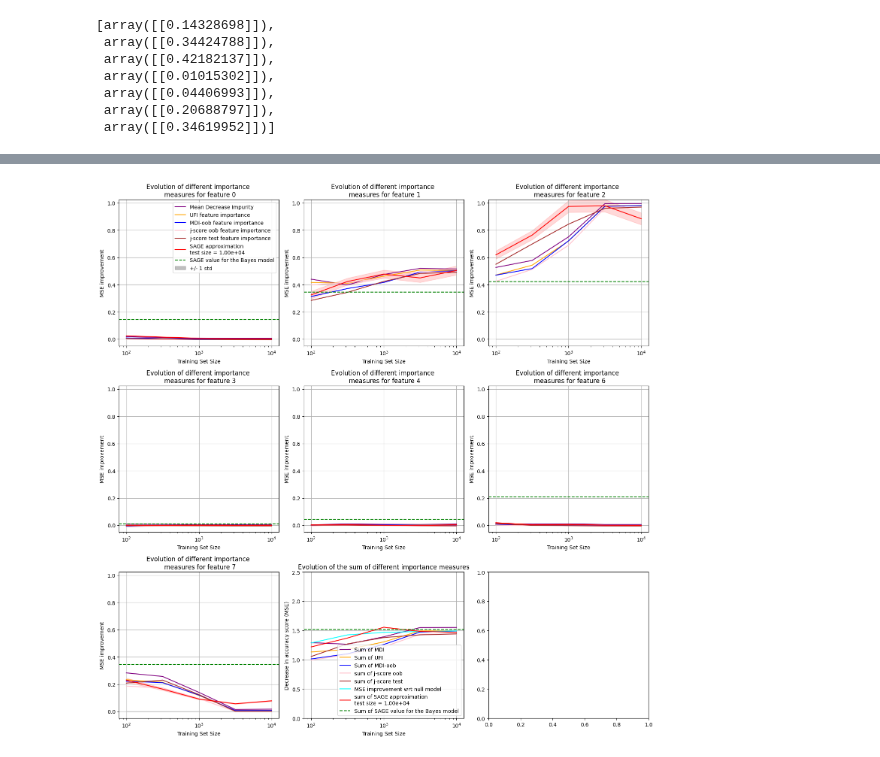
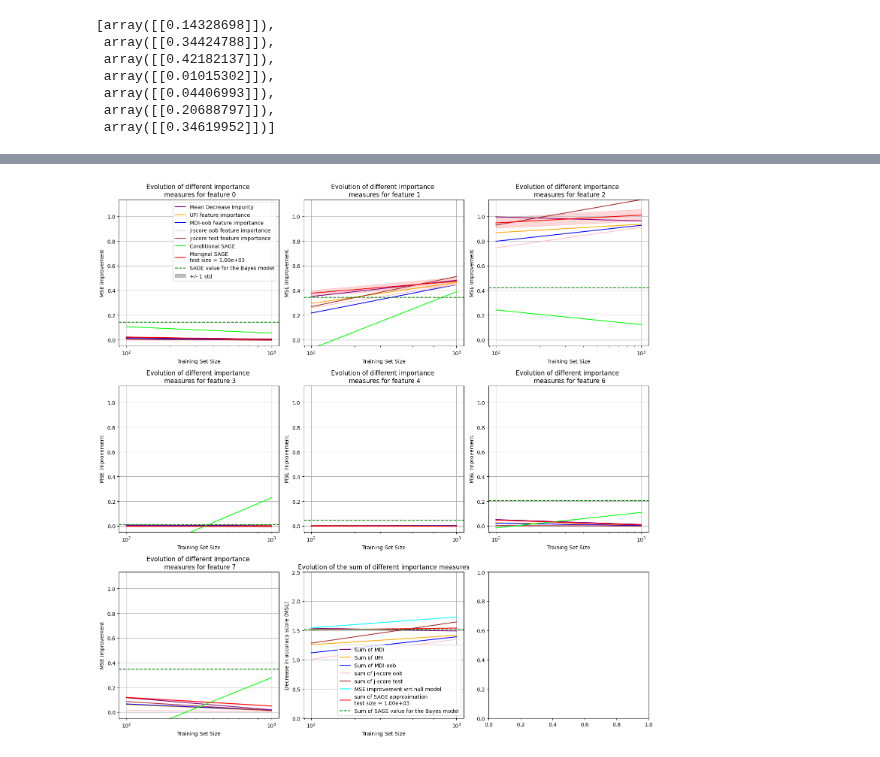
Before and after one commit to GaetandeCast/Internship, a Jupyter notebook: synth_datasets/gaussian_lm.ipynb, the cells around one changed output, grey strips where cells are left out. Drawn from its saved outputs; the diff is of its cells as text; code cells hidden in the pictures.

Commit message:
add conditional sampling for sage

```diff
--- a/synth_datasets/gaussian_lm.ipynb
+++ b/synth_datasets/gaussian_lm.ipynb
@@ -227,8 +330,7 @@ idx_features = [i for i in range(8) if i != idx_target]
 n_feature = len(idx_features)
 # %%
 # Training loop parameters
-train_sizes = np.logspace(2, 4, 5, dtype=int)
-n_folds = 5
+train_sizes = np.logspace(2, 3, 2, dtype=int)
 rng = np.random.RandomState(42)
 n_estimators = 100
 # %% [markdown]
@@ -239,6 +341,7 @@ ufi_res = np.zeros((len(train_sizes), n_feature))
 mdi_oob_res = np.zeros((len(train_sizes), n_feature))
 j_score_res = np.zeros((len(train_sizes), n_feature))
 j_score_test_res = np.zeros((len(train_sizes), n_feature))
+mc_sage_res = np.zeros((len(train_sizes), n_feature))
 sage_res = list()
 permut_res = list()
 mse_improvement = np.zeros(len(train_sizes))
@@ -265,16 +368,22 @@ for train_size_idx, train_size in enumerate(train_sizes):
     ).fit(X_train_sub, y_train_sub)
 
     mdi_res[train_size_idx, :] = reg._unnormalized_feature_importances
-    feature_importance_res = compute_rf_feature_importance(reg, X_train_sub, y_train_sub, "mse" , ["UFI", "MDI-oob", "j-score", "j-score_test"], X_test, y_test)
+    feature_importance_res = compute_rf_feature_importance(
+        reg,
+        X_train_sub,
+        y_train_sub,
+        "mse",
+        ["UFI", "MDI-oob", "j-score", "j-score_test"],
+        X_test,
+        y_test,
+    )
     ufi_res[train_size_idx, :] = feature_importance_res["UFI"]
     mdi_oob_res[train_size_idx, :] = feature_importance_res["MDI-oob"]
     j_score_res[train_size_idx, :] = feature_importance_res["j-score"]
     j_score_test_res[train_size_idx, :] = feature_importance_res["j-score_test"]
     imputer = MarginalImputer(reg, X_test[:500])
     estimator = PermutationEstimator(imputer, "mse", random_state=rng)
-    sage_res.append(
-        estimator(X_test, y_test, thresh=0.05, bar=False)
-    )
+    sage_res.append(estimator(X_test, y_test, thresh=0.05, bar=False))
     # permut_res.append(
     #     permutation_importance(reg, X_test, y_test, n_repeats=5, random_state=rng)
     # )
@@ -284,6 +393,11 @@ for train_size_idx, train_size in enumerate(train_sizes):
     mse_improvement[train_size_idx] = mean_squared_error(
         y_test, dummy.predict(X_test)
     ) - mean_squared_error(y_test, reg.predict(X_test))
+
+    # imputer = ConditionalImputer(idx_features, idx_target, mu, Sigma, mean_squared_error, reg, 1, rng)
+    # estimator = PermutationEstimator(imputer, "mse", random_state=rng)
+    # mc_sage_res.append(estimator(X_test[:100], y_test[:100], thresh=0.05, bar=False))
+    mc_sage_res[train_size_idx,:] = [mc_sage(idx_features, i, idx_target, mu, Sigma, mean_squared_error, reg, 1, rng) for i in idx_features]
 # %%
 bayes_sage = [compute_bayes_sage(idx_features, i, idx_target, Sigma) for i in idx_features]
 bayes_sage
@@ -337,9 +451,12 @@ for i in range(n_feature):
         train_sizes, j_score_test_res[:, i], label="j-score test feature importance", color="brown"
     )
     axs[i].plot(
+        train_sizes, mc_sage_res[:, i], label="Conditional SAGE", color="lime"
+    )
+    axs[i].plot(
         train_sizes,
         [sage_res[j].values[i] for j in range(len(train_sizes))],
-        label=f"SAGE approximation \ntest size = {test_size:.2e}",
+        label=f"Marignal SAGE \ntest size = {test_size:.2e}",
         color="red",
     )
     axs[i].fill_between(
@@ -391,31 +508,31 @@ axs[n_feature].plot(
 )
 axs[n_feature].plot(
     train_sizes, j_score_res.sum(axis=1), label="sum of j-score oob", color="pink"
 )
 axs[n_feature].plot(
     train_sizes, j_score_test_res.sum(axis=1), label="sum of j-score test", color="brown"
 )
 axs[n_feature].plot(
     train_sizes, mse_improvement, label="MSE improvement wrt null model", color="cyan"
 )
 axs[n_feature].plot(
     train_sizes,
     [sage_res[j].values.sum() for j in range(len(train_sizes))],
     label=f"sum of SAGE approximation \ntest size = {test_size:.2e}",
     color="red",
 )
 axs[n_feature].axhline(sum(bayes_sage), ls="--", label="Sum of SAGE value for the Bayes model", color="green")
 axs[n_feature].set_xscale("log")
 axs[n_feature].set_xlabel("Training Set Size")
 axs[n_feature].set_ylabel("Decrease in accuracy score (MSE)")
 axs[n_feature].set_title(
     "Evolution of the sum of different importance measures"
 )
 axs[n_feature].grid(True)
 axs[0].legend()
 axs[n_feature].legend()
 
 plt.tight_layout()
 plt.show()
 # %% [output]
-[figure, old version]
+[figure, new version]
```
Also changed, not shown: parts of 7 cells of this notebook.
